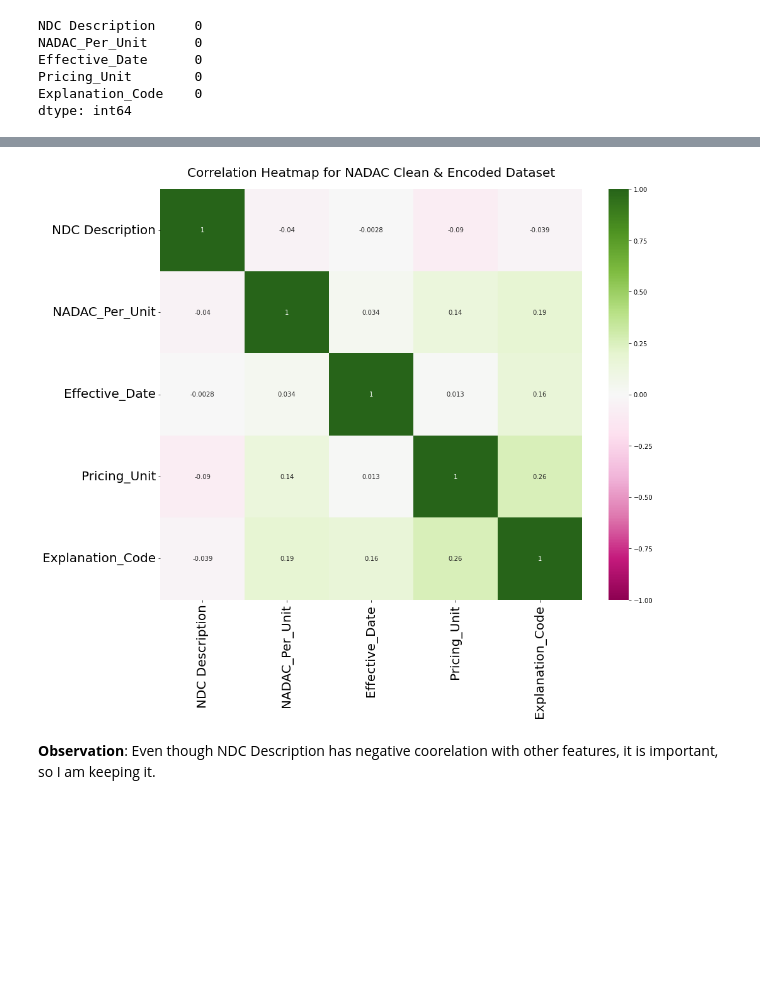
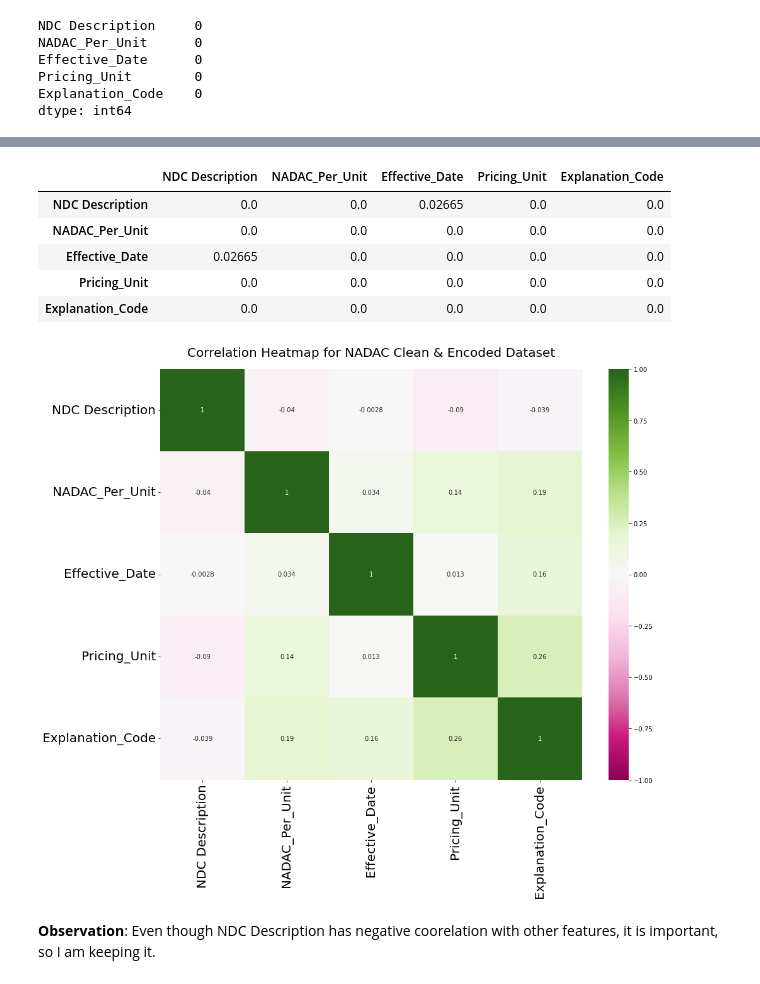
Before and after one commit to rajsandilya/Capstone, a Jupyter notebook: Capstone.ipynb, the cells around one changed output, grey strips where cells are left out. Cells and saved outputs as stored; diff of their text form; code cells hidden in the pictures; blank space fills up the shorter version.

```diff
--- a/Capstone.ipynb
+++ b/Capstone.ipynb
@@ -285,11 +285,33 @@ Categorical columns: ['NDC Description', 'Effective_Date', 'Pricing_Unit', 'Expl
+# %%
+from scipy.stats import pearsonr
+def calculate_pvalues(df):
+    df = df._get_numeric_data()
+    dfcols = pd.DataFrame(columns=df.columns)
+    pvalues = dfcols.transpose().join(dfcols, how='outer')
+    for r in df.columns:
+        for c in df.columns:
+            if c == r:
+                df_corr = df[[r]].dropna()
+            else:
+                df_corr = df[[r,c]].dropna()
+            pvalues[r][c] = pearsonr(df_corr[r], df_corr[c])[1]
+    return pvalues
 # %%
 # Correlation Analysis
 f, ax = plt.subplots(figsize=(15, 12))
 ax.set_title('Correlation Heatmap for NADAC Clean & Encoded Dataset', pad=20,fontsize = 20)
 g = sns.heatmap(nadac_generics_df_enc.corr(), vmin=-1, vmax=1, annot=True, cmap='PiYG')
 g.set_xticklabels(g.get_xticklabels(), rotation = 90, fontsize = 20)
 g.set_yticklabels(g.get_yticklabels(), rotation = 0, fontsize = 20);
+# show p-values
+calculate_pvalues(nadac_generics_df_enc)
 # %% [output]
+|  | NDC Description | NADAC_Per_Unit | Effective_Date | Pricing_Unit | Explanation_Code |
+| NDC Description | 0.0 | 0.0 | 0.02665 | 0.0 | 0.0 |
+| NADAC_Per_Unit | 0.0 | 0.0 | 0.0 | 0.0 | 0.0 |
+| Effective_Date | 0.02665 | 0.0 | 0.0 | 0.0 | 0.0 |
+| Pricing_Unit | 0.0 | 0.0 | 0.0 | 0.0 | 0.0 |
+| Explanation_Code | 0.0 | 0.0 | 0.0 | 0.0 | 0.0 |
 [figure]
 # %% [markdown]
 **Observation**: Even though NDC Description has negative coorelation with other features, it is important, so I am keeping it.
```
Also changed, not shown: parts of 12 cells of this notebook.
